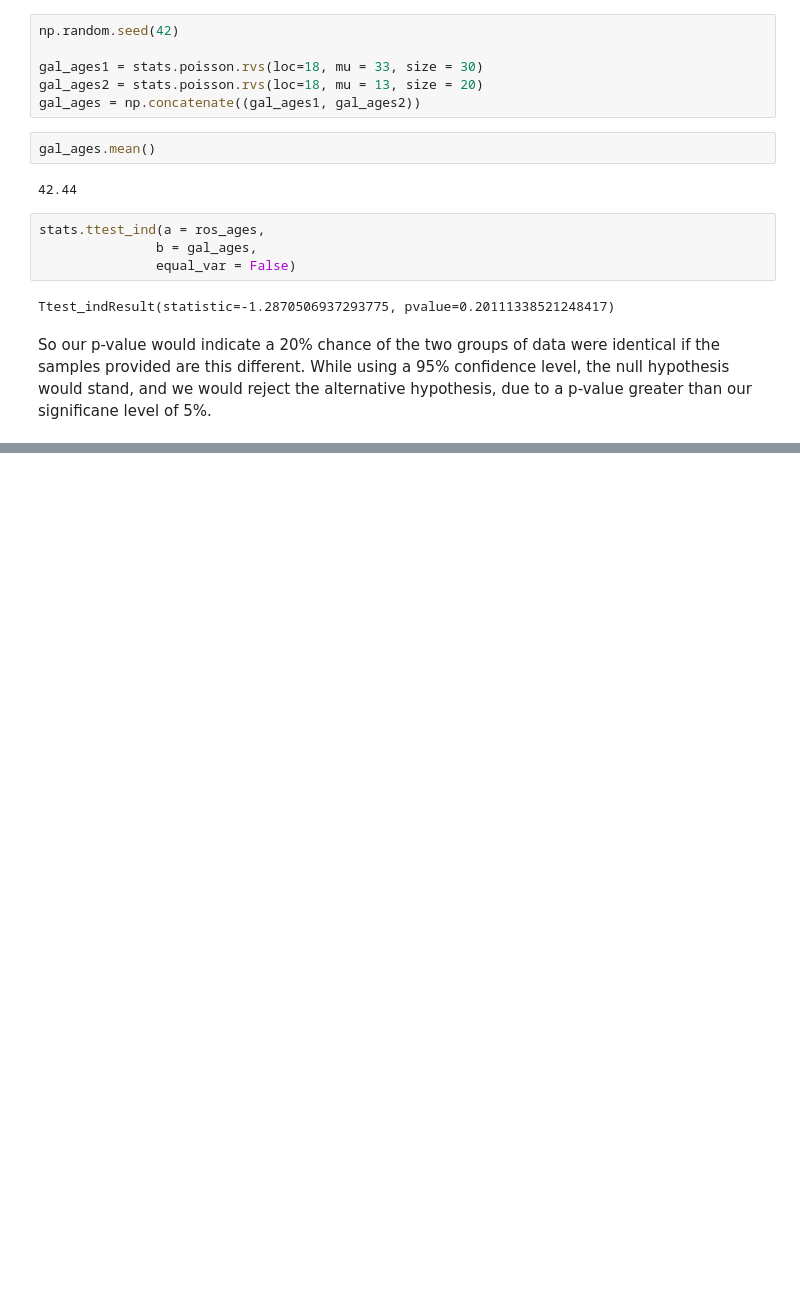
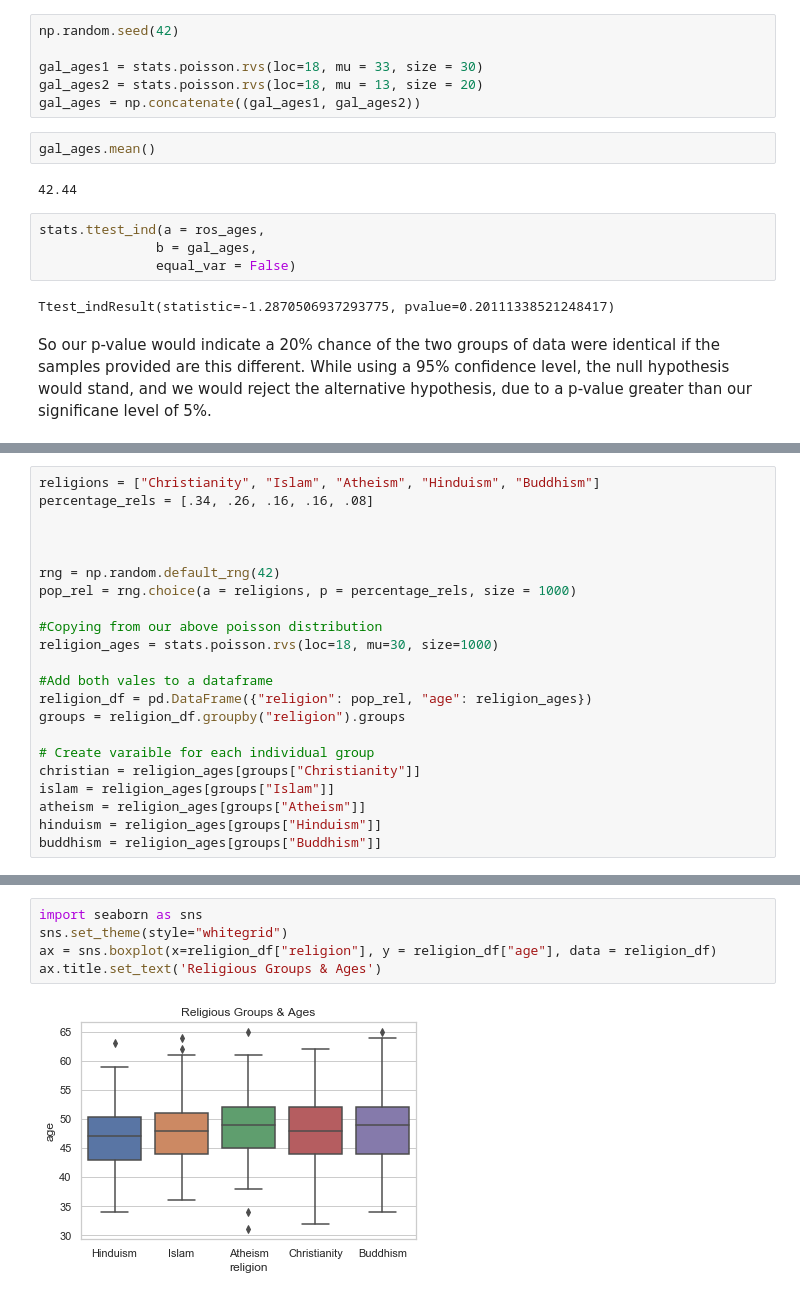
Before and after one commit to ComeOnTaBlazes/MLearning_Statsistics, a Jupyter notebook: ANOVA-testing.ipynb, the cells around one changed output, grey strips where cells are left out. Saved outputs shown, nothing was run; the diff lists cells and outputs as text; blank space fills up the shorter version.

```diff
--- a/ANOVA-testing.ipynb
+++ b/ANOVA-testing.ipynb
@@ -124,0 +224,22 @@ References: https://docs.scipy.org/doc/scipy/reference/generated/scipy.stats.tte
+# %%
+religions = ["Christianity", "Islam", "Atheism", "Hinduism", "Buddhism"]
+percentage_rels = [.34, .26, .16, .16, .08]
+
+
+
+rng = np.random.default_rng(42)
+pop_rel = rng.choice(a = religions, p = percentage_rels, size = 1000)
+
+#Copying from our above poisson distribution
+religion_ages = stats.poisson.rvs(loc=18, mu=30, size=1000)
+
+#Add both vales to a dataframe
+religion_df = pd.DataFrame({"religion": pop_rel, "age": religion_ages})
+groups = religion_df.groupby("religion").groups
+
+# Create varaible for each individual group
+christian = religion_ages[groups["Christianity"]]
+islam = religion_ages[groups["Islam"]]
+atheism = religion_ages[groups["Atheism"]]
+hinduism = religion_ages[groups["Hinduism"]]
+buddhism = religion_ages[groups["Buddhism"]]
@@ -124,0 +252,7 @@ References: https://docs.scipy.org/doc/scipy/reference/generated/scipy.stats.tte
+# %%
+import seaborn as sns
+sns.set_theme(style="whitegrid")
+ax = sns.boxplot(x=religion_df["religion"], y = religion_df["age"], data = religion_df)
+ax.title.set_text('Religious Groups & Ages')
+# %% [output]
+[figure, added]
```
Also changed, not shown: parts of 26 cells of this notebook.
